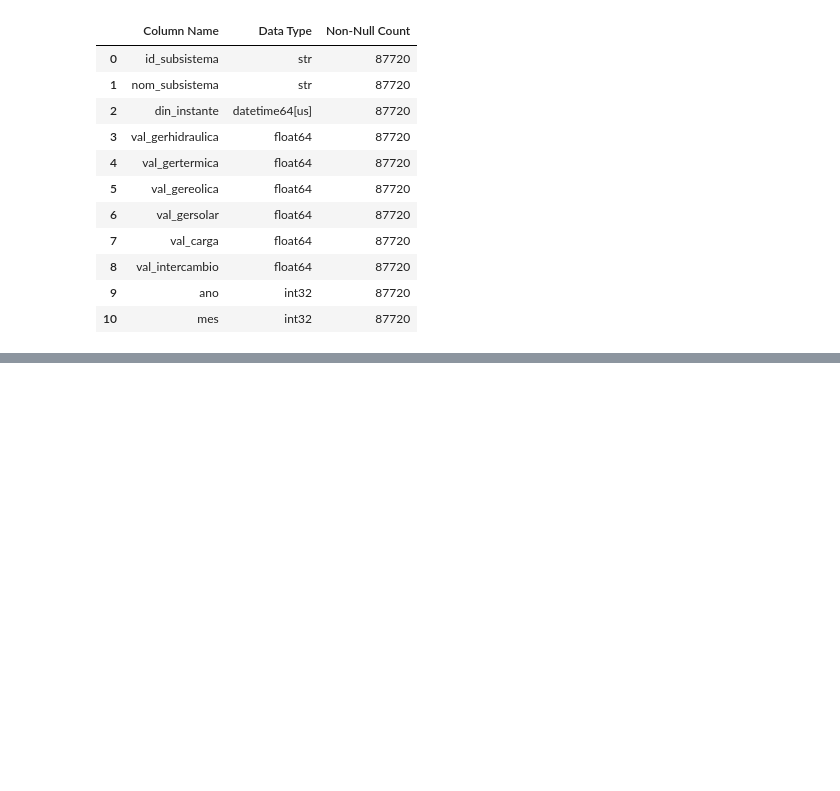
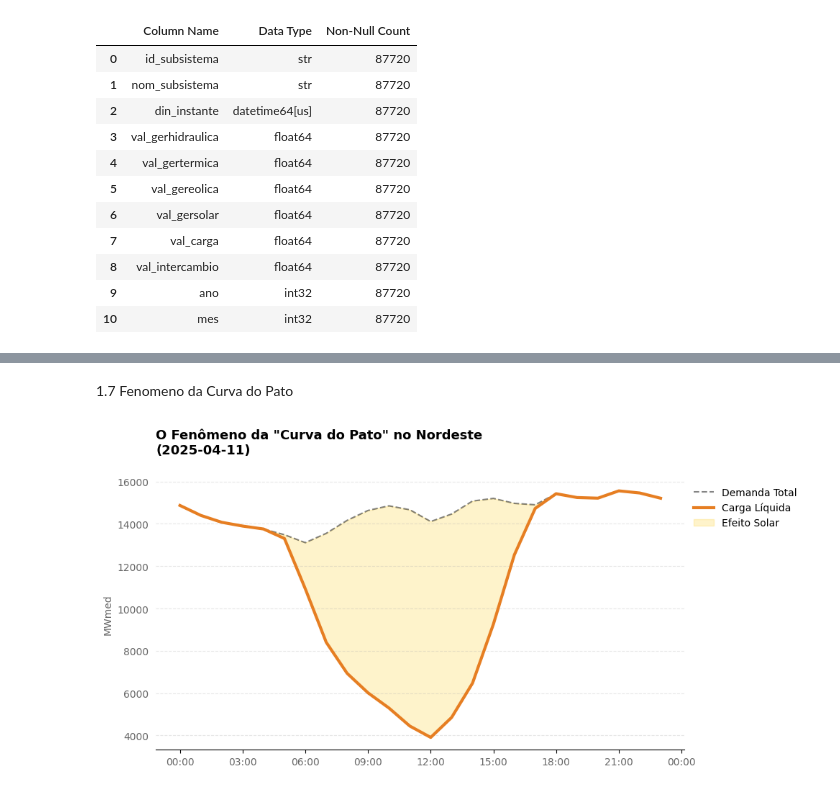
Before and after one commit to Vitoria-Emanuele/visualizacao_de_dados, a Jupyter notebook: ECVD.ipynb, the cells around one changed output, grey strips where cells are left out. Cells and saved outputs as stored; diff of their text form; code cells hidden in the pictures; blank space fills up the shorter version.

```diff
--- a/ECVD.ipynb
+++ b/ECVD.ipynb
@@ -181,0 +242,37 @@ plt.show()
+# %% [markdown]
+1.7 Fenomeno da Curva do Pato
+# %%
+
+plt.figure(figsize=(10, 5))
+
+plt.plot(df_dia['din_instante'], df_dia['val_carga'],
+         label='Demanda Total', color='#333333', linestyle='--', linewidth=1.5, alpha=0.6)
+
+
+plt.plot(df_dia['din_instante'], df_dia['carga_liquida'],
+         label='Carga Líquida', color='#e67e22', linewidth=3)
+
+
+plt.fill_between(df_dia['din_instante'], df_dia['carga_liquida'], df_dia['val_carga'],
+                 color=PALETA['Solar'], alpha=0.25, label='Efeito Solar')
+
+aplicar_estilo_limpo(plt.gca())
+plt.grid(axis='y', linestyle='--', alpha=0.3)
+
+
+plt.gca().xaxis.set_major_formatter(mdates.DateFormatter('%H:%M'))
+plt.xticks(color='#666666')
+plt.yticks(color='#666666')
+plt.ylabel('MWmed', fontsize=10, color='#666666')
+
+
+plt.title(f'O Fenômeno da "Curva do Pato" no Nordeste\n({dia_analise})',
+          fontsize=13, weight='bold', loc='left', pad=25)
+
+
+plt.legend(loc='upper left', bbox_to_anchor=(1, 1), frameon=False, fontsize=10)
+
+plt.tight_layout()
+plt.show()
+# %% [output]
+[figure, added]
```
Also changed, not shown: parts of 15 cells of this notebook.
